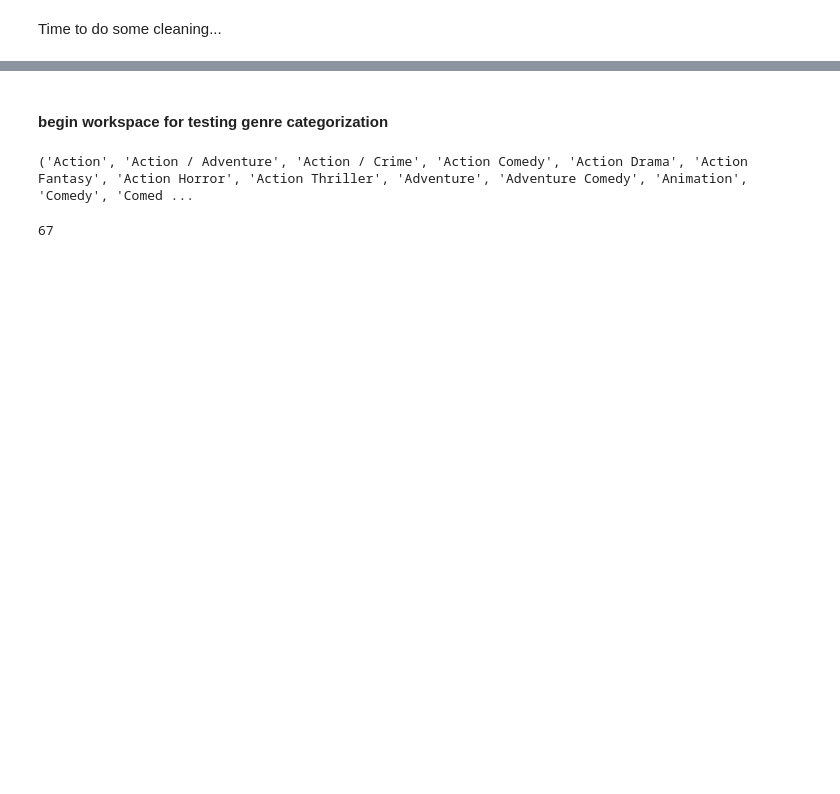
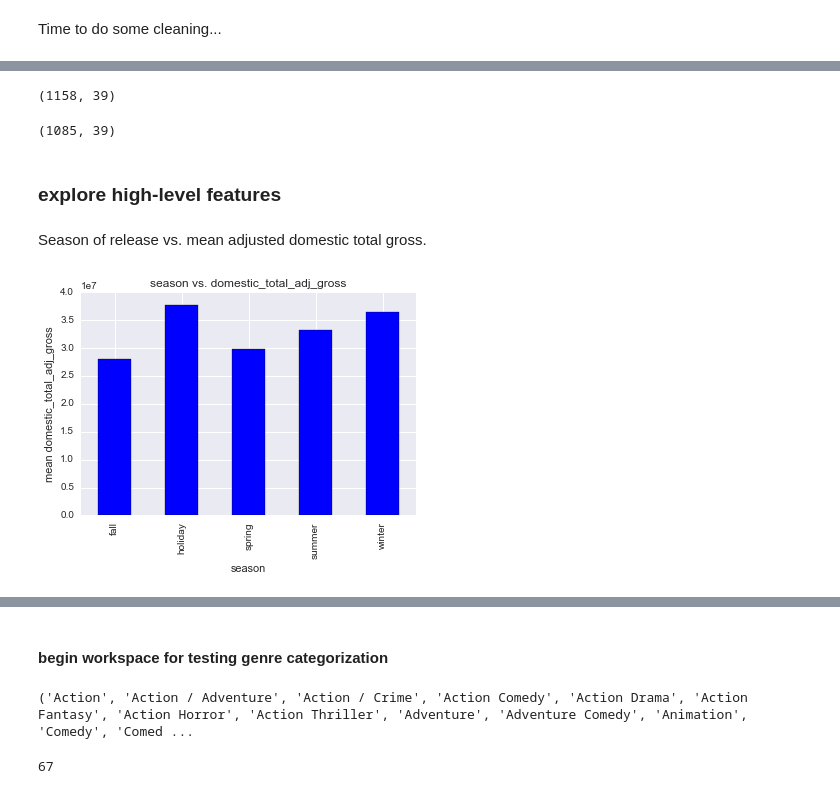
Before and after one commit to dianalam/movie-predictor, a Jupyter notebook: luther-analysis.ipynb, the cells around one changed output, grey strips where cells are left out. Cells and saved outputs as stored; diff of their text form; code cells hidden in the pictures; blank space fills up the shorter version.

```diff
--- a/luther-analysis.ipynb
+++ b/luther-analysis.ipynb
@@ -297,0 +237,51 @@ total
+# %%
+# set assumptions
+budget_threshold = 30000000
+year_threshold = '1990'
+# %%
+# get only low budget (<$10m) films
+low_budget = only_budget[only_budget['budget_adj'] < budget_threshold]
+low_budget = low_budget[low_budget['budget_adj'] > 0] # find a better way to write this
+low_budget.shape
+# %% [output]
+(1158, 39)
+# %%
+# get only movies since 2000
+newer_movies = low_budget[low_budget['release_date'] >= datetime.strptime(year_threshold, '%Y')]
+newer_movies.shape
+# %% [output]
+(1085, 39)
+# %% [markdown]
+### explore high-level features
+# %% [markdown]
+Season of release vs. mean adjusted domestic total gross.
+# %%
+def plot_category(cat, y, df):
+    '''Make bar plot of categorical features.
+    Args:
+    y (str) -- name of column of independent variable
+    cat (str) -- name of categorical feature
+    df (var) -- name of df'''
+    grouped = df.groupby(cat)
+    grouped[y].mean().plot(kind = 'bar')
+    plt.ylabel('mean %s' %y)
+    plt.title('%s vs. %s' %(cat, y))
+    plt.show()
+
+def plot_continuous(cat, y, df):
+    '''Make scatter plot of continuous features.
+    Args:
+    y (str) -- name of column of independent variable
+    cat (str) -- name of categorical feature
+    df (var) -- name of df'''
+    df.plot(kind = 'scatter',
+             x = cat,
+             y = y,
+             figsize = (8, 5),
+             alpha = 0.5)
+    plt.title('%s vs. %s' %(cat, y))
+    plt.show()
+# %%
+plot_category('season', 'domestic_total_adj_gross', newer_movies)
+# %% [output]
+[figure, added]
```
Also changed, not shown: parts of 89 cells of this notebook.
